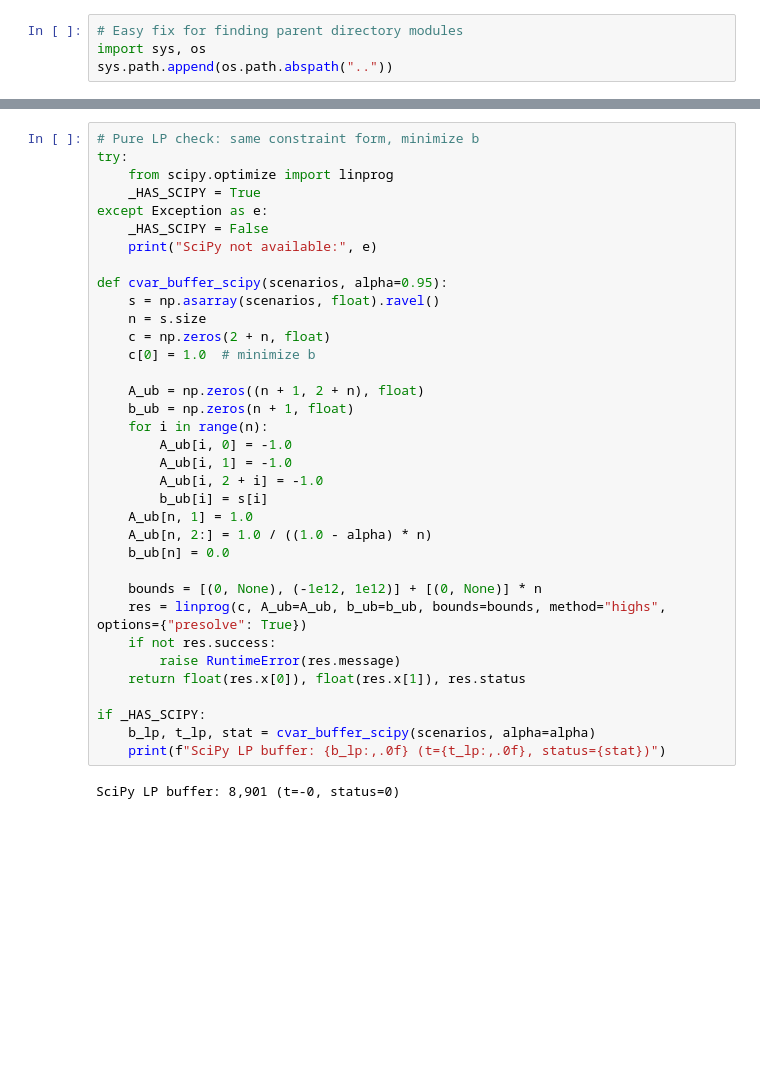
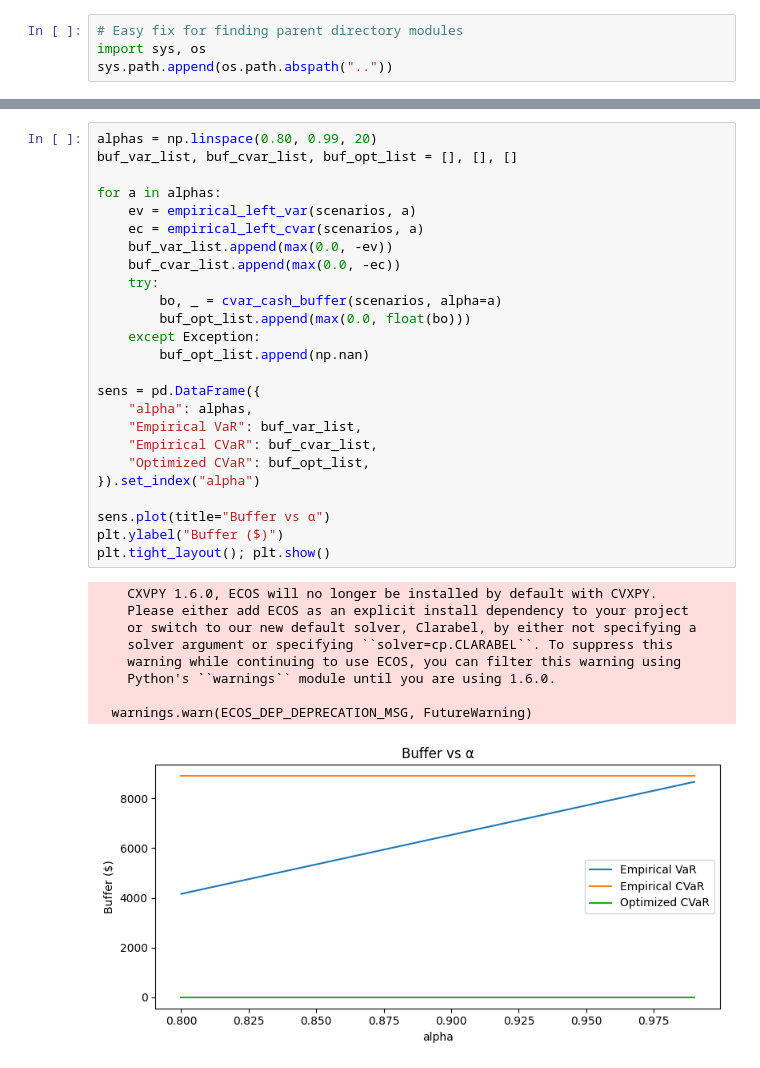
Before and after one commit to Alejandro-HerraizSen/value-ops-lab, a Jupyter notebook: notebooks/02_forecast_cashflow_cvar.ipynb, the cells around one changed output, grey strips where cells are left out. Drawn from its saved outputs; the diff is of its cells as text; blank space fills up the shorter version.

```diff
--- a/notebooks/02_forecast_cashflow_cvar.ipynb
+++ b/notebooks/02_forecast_cashflow_cvar.ipynb
@@ -184,38 +194,36 @@ Regularized CVaR failed: Solver failed, status=optimal
 # %%
-# Pure LP check: same constraint form, minimize b
-try:
-    from scipy.optimize import linprog
-    _HAS_SCIPY = True
-except Exception as e:
-    _HAS_SCIPY = False
-    print("SciPy not available:", e)
+alphas = np.linspace(0.80, 0.99, 20)
+buf_var_list, buf_cvar_list, buf_opt_list = [], [], []
 
-def cvar_buffer_scipy(scenarios, alpha=0.95):
-    s = np.asarray(scenarios, float).ravel()
-    n = s.size
-    c = np.zeros(2 + n, float)
-    c[0] = 1.0  # minimize b
+for a in alphas:
+    ev = empirical_left_var(scenarios, a)
+    ec = empirical_left_cvar(scenarios, a)
+    buf_var_list.append(max(0.0, -ev))
+    buf_cvar_list.append(max(0.0, -ec))
+    try:
+        bo, _ = cvar_cash_buffer(scenarios, alpha=a)
+        buf_opt_list.append(max(0.0, float(bo)))
+    except Exception:
+        buf_opt_list.append(np.nan)
 
-    A_ub = np.zeros((n + 1, 2 + n), float)
-    b_ub = np.zeros(n + 1, float)
-    for i in range(n):
-        A_ub[i, 0] = -1.0
-        A_ub[i, 1] = -1.0
-        A_ub[i, 2 + i] = -1.0
-        b_ub[i] = s[i]
-    A_ub[n, 1] = 1.0
-    A_ub[n, 2:] = 1.0 / ((1.0 - alpha) * n)
-    b_ub[n] = 0.0
+sens = pd.DataFrame({
+    "alpha": alphas,
+    "Empirical VaR": buf_var_list,
+    "Empirical CVaR": buf_cvar_list,
+    "Optimized CVaR": buf_opt_list,
+}).set_index("alpha")
 
-    bounds = [(0, None), (-1e12, 1e12)] + [(0, None)] * n
-    res = linprog(c, A_ub=A_ub, b_ub=b_ub, bounds=bounds, method="highs", options={"presolve": True})
-    if not res.success:
-        raise RuntimeError(res.message)
-    return float(res.x[0]), float(res.x[1]), res.status
-
-if _HAS_SCIPY:
-    b_lp, t_lp, stat = cvar_buffer_scipy(scenarios, alpha=alpha)
-    print(f"SciPy LP buffer: {b_lp:,.0f} (t={t_lp:,.0f}, status={stat})")
+sens.plot(title="Buffer vs α")
+plt.ylabel("Buffer ($)")
+plt.tight_layout(); plt.show()
 # %% [output]
-SciPy LP buffer: 8,901 (t=-0, status=0)
+    CXVPY 1.6.0, ECOS will no longer be installed by default with CVXPY.
+    Please either add ECOS as an explicit install dependency to your project
+    or switch to our new default solver, Clarabel, by either not specifying a
+    solver argument or specifying ``solver=cp.CLARABEL``. To suppress this
+    warning while continuing to use ECOS, you can filter this warning using
+    Python's ``warnings`` module until you are using 1.6.0.
+
+  warnings.warn(ECOS_DEP_DEPRECATION_MSG, FutureWarning)
+[figure, added]
 # %%
```
Also changed, not shown: parts of 13 cells of this notebook, 3 other files.
